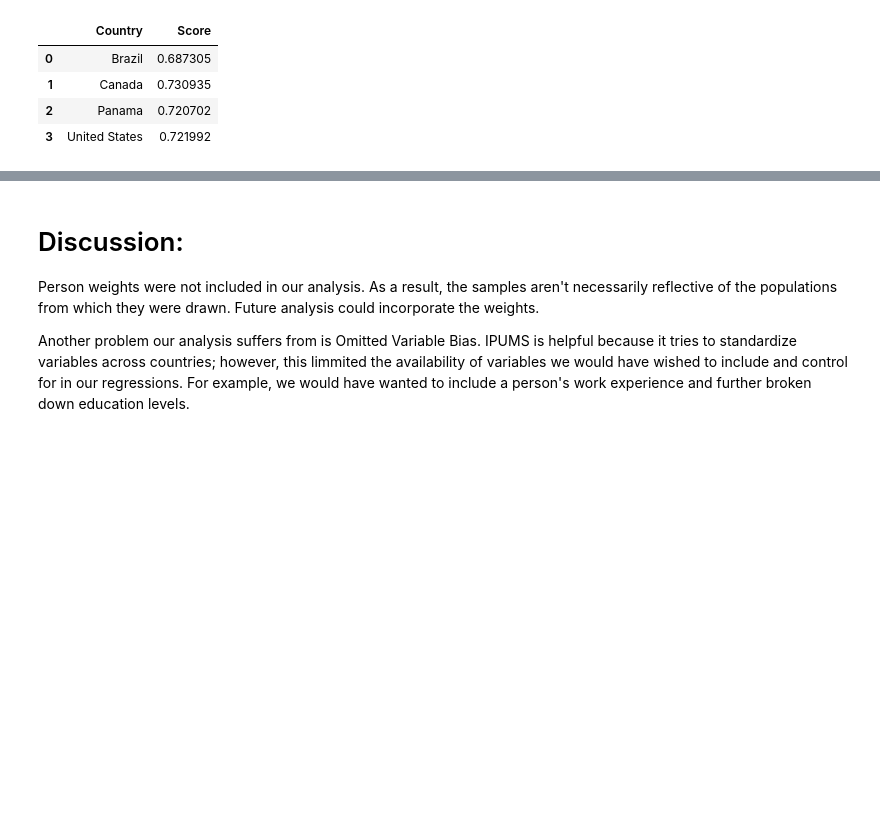
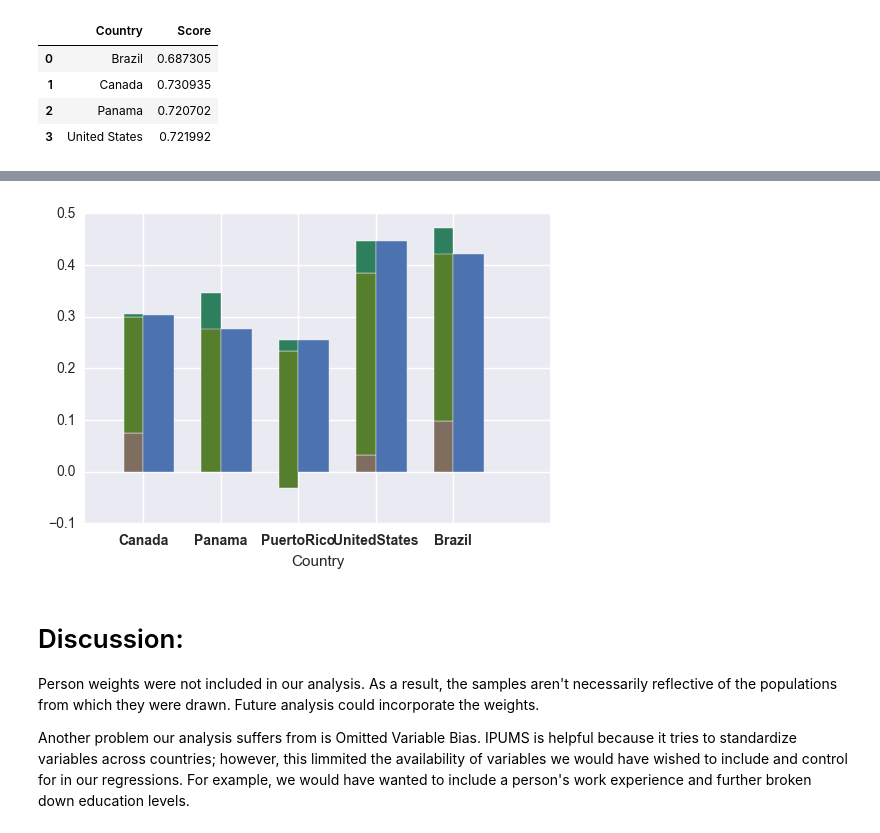
Before and after one commit to chrisdfong/Gender-Pay-Gap-Analysis, a Jupyter notebook: Project.ipynb, the cells around one changed output, grey strips where cells are left out. Cells and saved outputs as stored; diff of their text form; code cells hidden in the pictures; blank space fills up the shorter version.

```diff
--- a/Project.ipynb
+++ b/Project.ipynb
@@ -545,3 +567,38 @@ WEF_2016
+# %%
+# Values of each group
+bars1 = three_fold['Endowments']
+bars2 = three_fold['Coefficients']
+bars3 = three_fold['Interaction']
+full_bars=three_fold['Gap']
+
+# Heights of bars1 + bars2 (TO DO better)
+bars = bars1+bars2
+
+# The position of the bars on the x-axis
+r = (np.array([0,1,2,3,4])+.5)*2
+r2 = r+.5
+
+# Names of group and bar width
+names = two_fold['Country']
+barWidth = .5
+
+# Create brown bars
+plt.bar(r, bars1, color='#7f6d5f', edgecolor='white', width=barWidth)
+# Create green bars (middle), on top of the firs ones
+plt.bar(r, bars2, bottom=bars1, color='#557f2d', edgecolor='white', width=barWidth)
+# Create green bars (top)
+plt.bar(r, bars3, bottom=bars, color='#2d7f5e', edgecolor='white', width=barWidth)
+
+plt.bar(r2, full_bars)
+
+# Custom X axis
+plt.xticks(r+.5, names, fontweight='bold')
+plt.xlabel("Country")
+
+# Show graphic
+plt.show()
+# %% [output]
+[figure, added]
 # %% [markdown]
 # Discussion:
 
```
Also changed, not shown: parts of 3 cells of this notebook.
